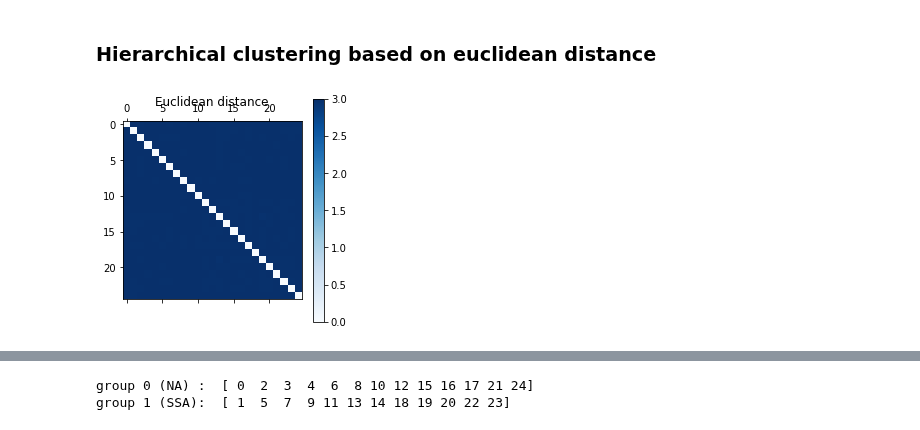
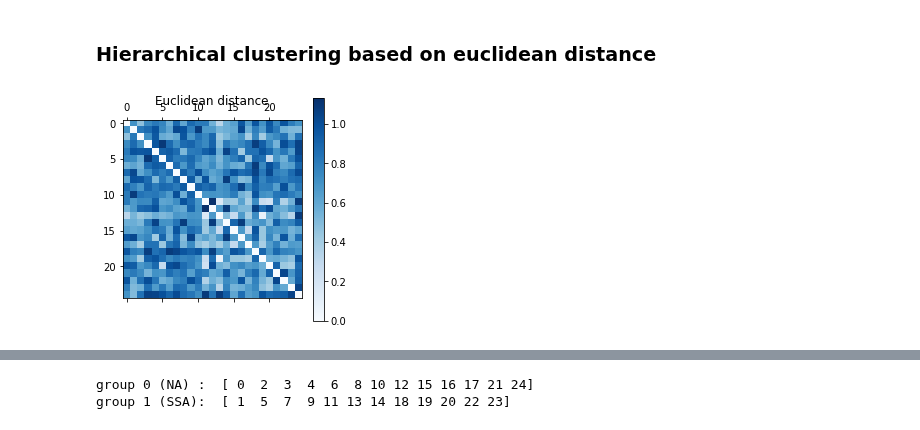
Before and after one commit to alexandremerasli/TFE, a Jupyter notebook: cluster_data.ipynb, the cells around one changed output, grey strips where cells are left out. Saved outputs shown, nothing was run; the diff lists cells and outputs as text; code cells hidden in the pictures.

```diff
--- a/cluster_data.ipynb
+++ b/cluster_data.ipynb
@@ -115,6 +121,8 @@ stimulus = np.where(condition == 1)[0]
 # %%
-def computeDistanceMatrix(normalisation=1):
+import scipy.spatial.distance as ssd
 
+def computeDistanceMatrix(normalisation=1,uncondensed=False): # Choose normalisation between 1 and 45,
+                                            # 45 means bigger non diagonal correlations almost 1
     # Change matrix diagonal value (kind of normalisation)
     matrix_norm = np.copy(study_matrix)
     for i in range(len(matrix_norm)):
@@ -133,21 +141,22 @@ def computeDistanceMatrix(normalisation=1):
     distance_matrix = 1-matrix_norm
 
     # Normalisation to avoid negative eigen values in PCoA
-    distance_matrix = distance_matrix + 2
+    distance_matrix = distance_matrix + add_coef
     for i in range(len(study_matrix)):
         distance_matrix[i,i] = 0
 
+    # Transform matrix into unconsed matrix
+    if (uncondensed):
+        # convert the redundant n*n square matrix form into a condensed nC2 array
+        distance_matrix = ssd.squareform(distance_matrix)
+
     ## Write new CSV file with all data
-    with open(os.path.join('dist_'+ case + '.csv'), 'w') as File:
-        writer = csv.writer(File)
-        writer.writerows(distance_matrix)
+    if (uncondensed==False):
+        with open(os.path.join('dist_'+ case + '.csv'), 'w') as File:
+            writer = csv.writer(File)
+            writer.writerows(distance_matrix)
 
     return distance_matrix
-
-import scipy.spatial.distance as ssd
-# convert the redundant n*n square matrix form into a condensed nC2 array
-#distance_matrix = ssd.squareform(distance_matrix)
-#print(distance_matrix.shape)
 
 '''
 # Normalise data
@@ -157,8 +166,11 @@ for i in range(len(matrix)):
 # %% [output]
 '\n# Normalise data\nfor i in range(len(matrix)):\n    matrix[:,i] = (matrix[:,i] - np.mean(matrix[:,i])) / np.std(matrix[:,i])\n'
 # %%
-distance_matrix = computeDistanceMatrix(45) # 45 means bigger non diagonal correlations almost 1
-study_matrix_norm = 1-(distance_matrix-2)
+norm_coef = 45
+add_coef = 0
+distance_matrix = computeDistanceMatrix(norm_coef) # Choose between 1 and 45,
+                                            # 45 means bigger non diagonal correlations almost 1
+study_matrix_norm = 1-(distance_matrix-add_coef)
 for i in range(len(study_matrix)):
     study_matrix_norm[i,i] = 1
 
@@ -222,10 +234,10 @@ group 1 (SSA):  [ 1  5  7  9 11 13 14 18 19 20 22 23]
 # %% [markdown]
 ### Hierarchical clustering based on euclidean distance
 # %%
-distance_matrix = computeDistanceMatrix(1)
+distance_matrix = computeDistanceMatrix(norm_coef)
 plt.matshow(distance_matrix, cmap=plt.cm.Blues)
 plt.title("Euclidean distance")
 plt.colorbar()
 plt.show()
 # %% [output]
-[figure, old version]
+[figure, new version]
```
Also changed, not shown: parts of 20 cells of this notebook.
